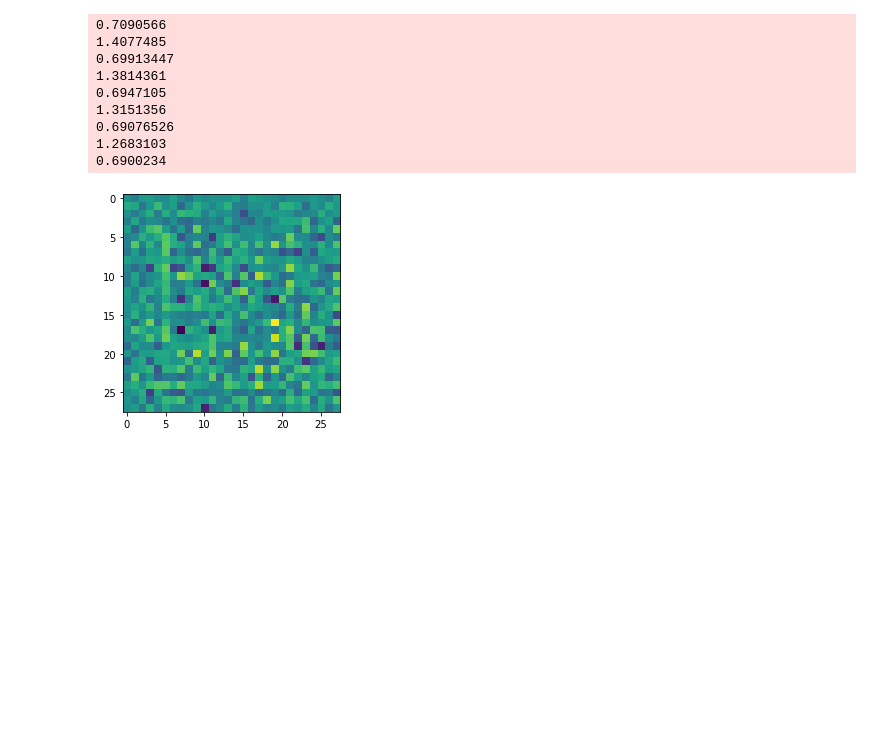
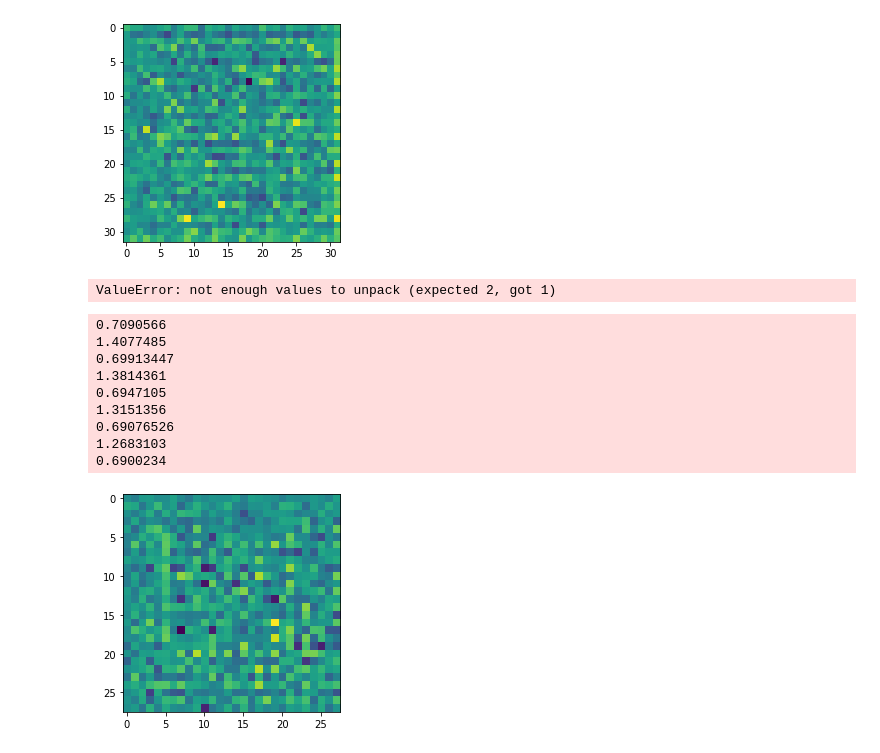
Before and after one commit to bkkaggle/jax-gans, a Jupyter notebook: playground.ipynb, the cells around one changed output. Cells and saved outputs as stored; diff of their text form; code cells hidden in the pictures; blank space fills up the shorter version.

```diff
--- a/playground.ipynb
+++ b/playground.ipynb
@@ -1,3 +198,8 @@
+# %%
+main()
+# %% [output]
+[figure, added]
+ValueError: not enough values to unpack (expected 2, got 1)
 # %%
 import numpy as np
 from tqdm import tqdm
```
Also changed, not shown: parts of 1 cell of this notebook, 6 other files.
